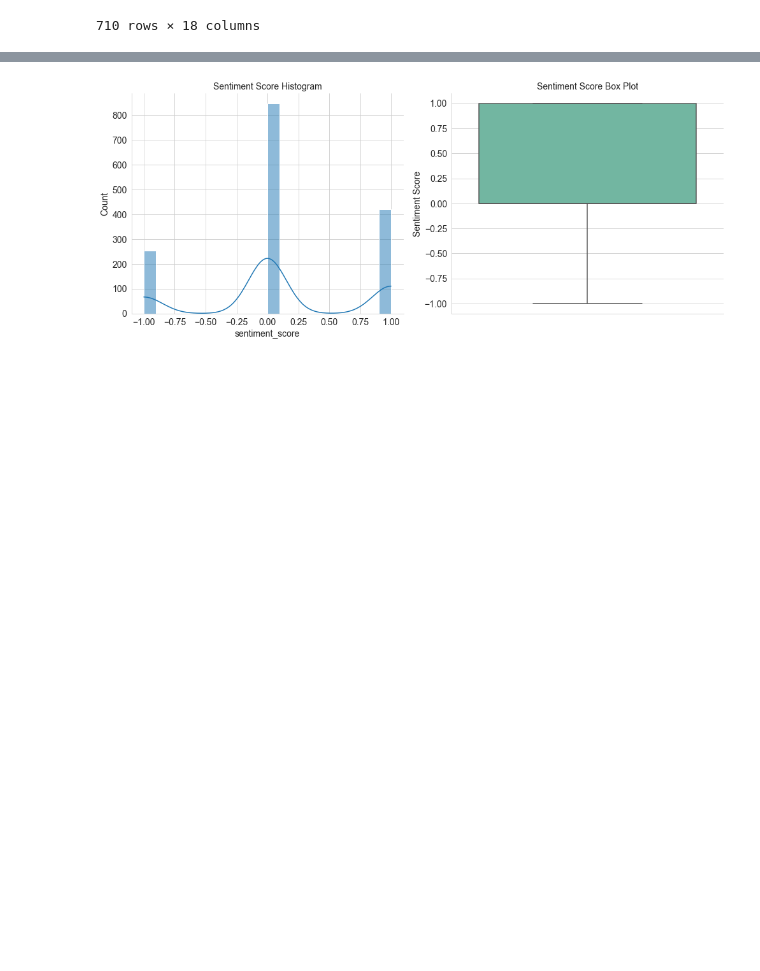
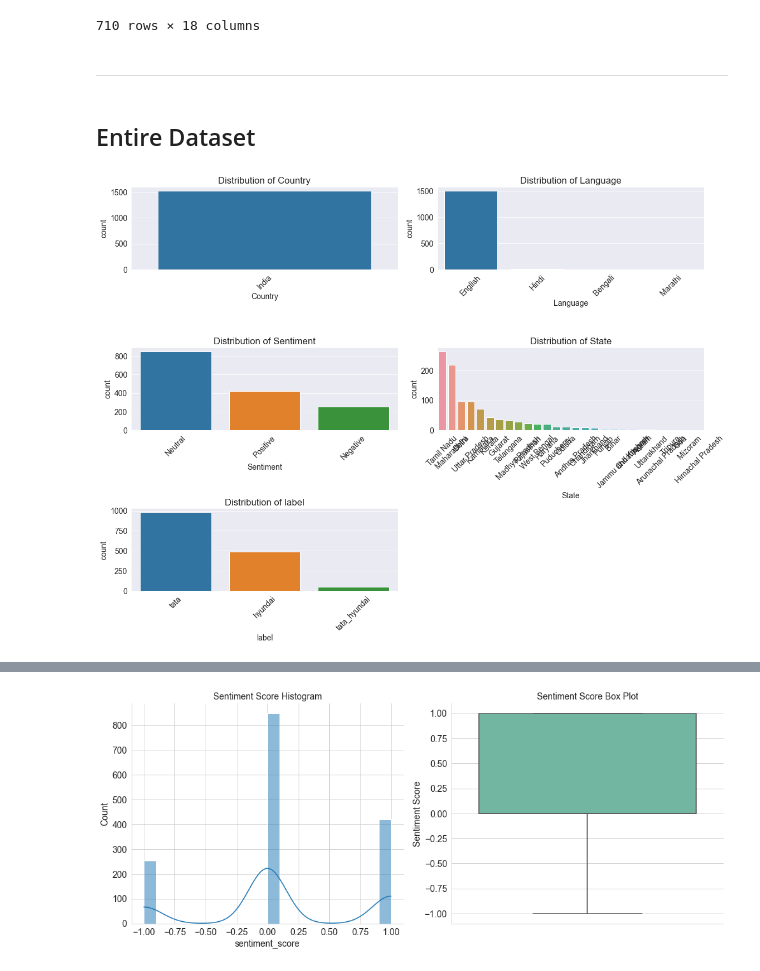
Before and after one commit to rbhattar07/Tata-Motors--Consumer-Favorability-Analysis, a Jupyter notebook: main.ipynb, the cells around one changed output, grey strips where cells are left out. Saved outputs shown, nothing was run; the diff lists cells and outputs as text; code cells hidden in the pictures; blank space fills up the shorter version.

```diff
--- a/main.ipynb
+++ b/main.ipynb
@@ -304,6 +287,40 @@ remaining_df
 twitter_df.to_csv('twitter_data.csv', index=False)
 # Remaining data file
 remaining_df.to_csv('remaining_df.csv', index=False)
+# %% [markdown]
+------------------------------------------------------------------------------------------------------------------------------------------------------------
+# %% [markdown]
+## Entire Dataset
+# %%
+def plot_categorical_distribution(dataframe):
+    categorical_columns = ['Country', 'Language', 'Sentiment', 'State', 'label']
+
+    num_cols = len(categorical_columns)
+    num_rows = (num_cols + 1) // 2
+
+    # Increase the width of subplots by modifying the figsize parameter
+    fig, axes = plt.subplots(num_rows, 2, figsize=(16, num_rows * 4))
+
+    if num_rows == 1:
+        axes = axes.flatten()
+
+    for i, column in enumerate(categorical_columns):
+        row, col = divmod(i, 2)
+
+        ax = axes[row, col]  # Access the specific subplot in the grid
+        ax.set_title(f'Distribution of {column}')
+        sns.countplot(data=dataframe, x=column, order=dataframe[column].value_counts().index, ax=ax)
+        ax.set_xticklabels(ax.get_xticklabels(), rotation=45)
+
+    for i in range(num_cols, num_rows * 2):
+        fig.delaxes(axes.flatten()[i])
+
+    plt.tight_layout()
+    plt.show()
+
+plot_categorical_distribution(df)
+# %% [output]
+[figure, added]
 # %%
 sentiment_keywords = {'Neutral':0, 'Negative':-1, 'Positive':1}
 df['sentiment_score'] = df['Sentiment'].map(sentiment_keywords)
```
Also changed, not shown: parts of 7 cells of this notebook, 3 other files.
